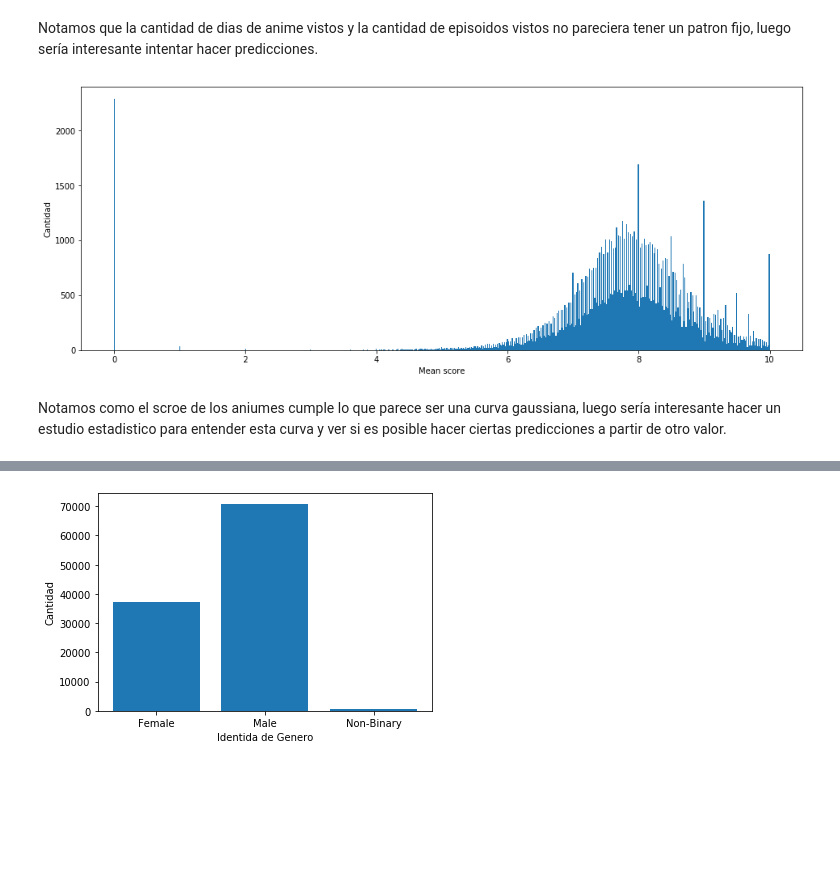
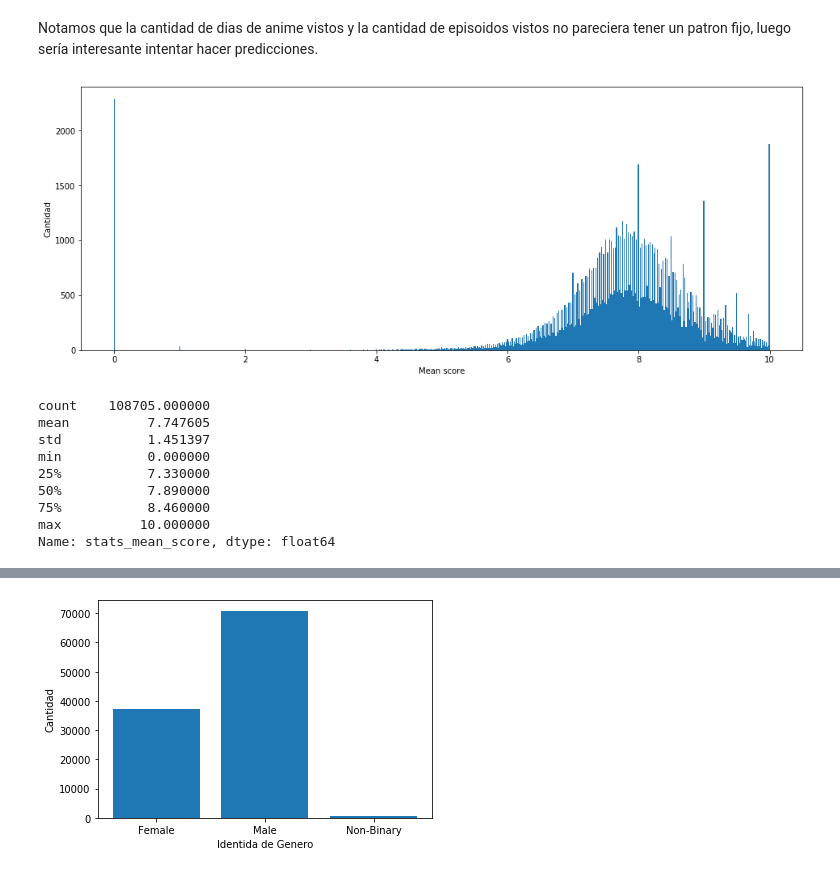
Before and after one commit to diegoolguinw/AnimeDataSet, a Jupyter notebook: Proyecto Mineria de Datos.ipynb, the cells around one changed output, grey strips where cells are left out. Drawn from its saved outputs; the diff is of its cells as text; code cells hidden in the pictures; blank space fills up the shorter version.

```diff
--- a/Proyecto Mineria de Datos.ipynb
+++ b/Proyecto Mineria de Datos.ipynb
@@ -1277,14 +1290,24 @@ plt.show()
 Notamos que la cantidad de dias de anime vistos y la cantidad de episoidos vistos no pareciera tener un patron fijo, luego sería interesante intentar hacer predicciones.
 # %%
 meanScore = userList['stats_mean_score'].tolist()
-meanScore = sorted(meanScore)[:len(meanScore)-1000]
+meanScore = sorted(meanScore)
 
 plt.figure(figsize=(16,6))
 plt.hist(meanScore,bins = 661)
 plt.ylabel('Cantidad')
 plt.xlabel('Mean score')
 plt.show()
 # %% [output]
-[figure, old version]
+[figure, new version]
-# %% [markdown]
-Notamos como el scroe de los aniumes cumple lo que parece ser una curva gaussiana, luego sería interesante hacer un estudio estadistico para entender esta curva y ver si es posible hacer ciertas predicciones a partir de otro valor.
+# %%
+userList.describe()['stats_mean_score']
+# %% [output]
+count    108705.000000
+mean          7.747605
+std           1.451397
+min           0.000000
+25%           7.330000
+50%           7.890000
+75%           8.460000
+max          10.000000
+Name: stats_mean_score, dtype: float64
```
Also changed, not shown: parts of 11 cells of this notebook.
